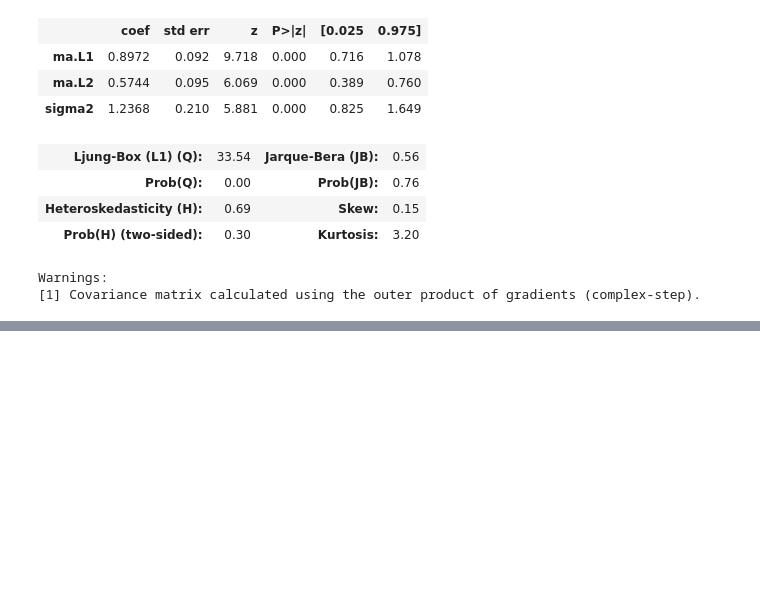
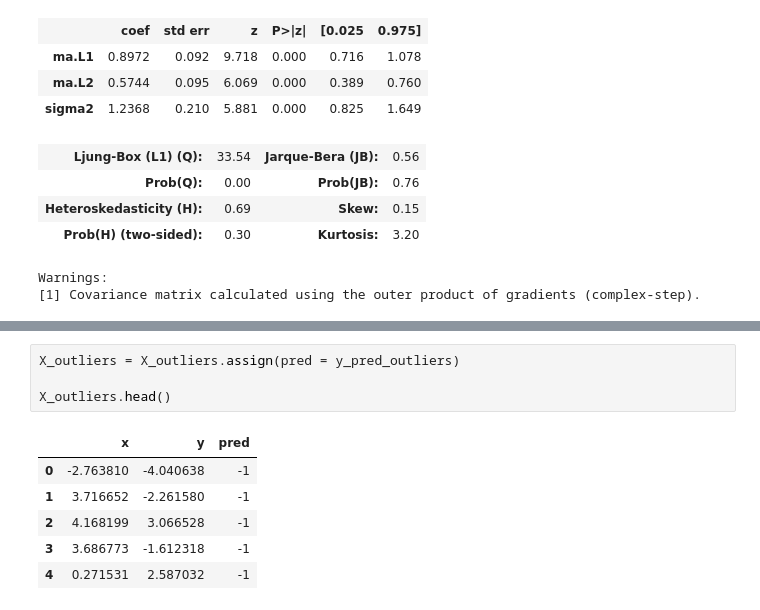
Before and after one commit to 1jomonjose/Security-AI-ML-Training, a Jupyter notebook: Day1_Cybersecurity.ipynb, the cells around one changed output, grey strips where cells are left out. Saved outputs shown, nothing was run; the diff lists cells and outputs as text; blank space fills up the shorter version.

```diff
--- a/Day1_Cybersecurity.ipynb
+++ b/Day1_Cybersecurity.ipynb
@@ -69,0 +155,11 @@ Warnings:
+# %%
+X_outliers = X_outliers.assign(pred = y_pred_outliers)
+
+X_outliers.head()
+# %% [output]
+|  | x | y | pred |
+| 0 | -2.763810 | -4.040638 | -1 |
+| 1 | 3.716652 | -2.261580 | -1 |
+| 2 | 4.168199 | 3.066528 | -1 |
+| 3 | 3.686773 | -1.612318 | -1 |
+| 4 | 0.271531 | 2.587032 | -1 |
```
Also changed, not shown: parts of 10 cells of this notebook.
